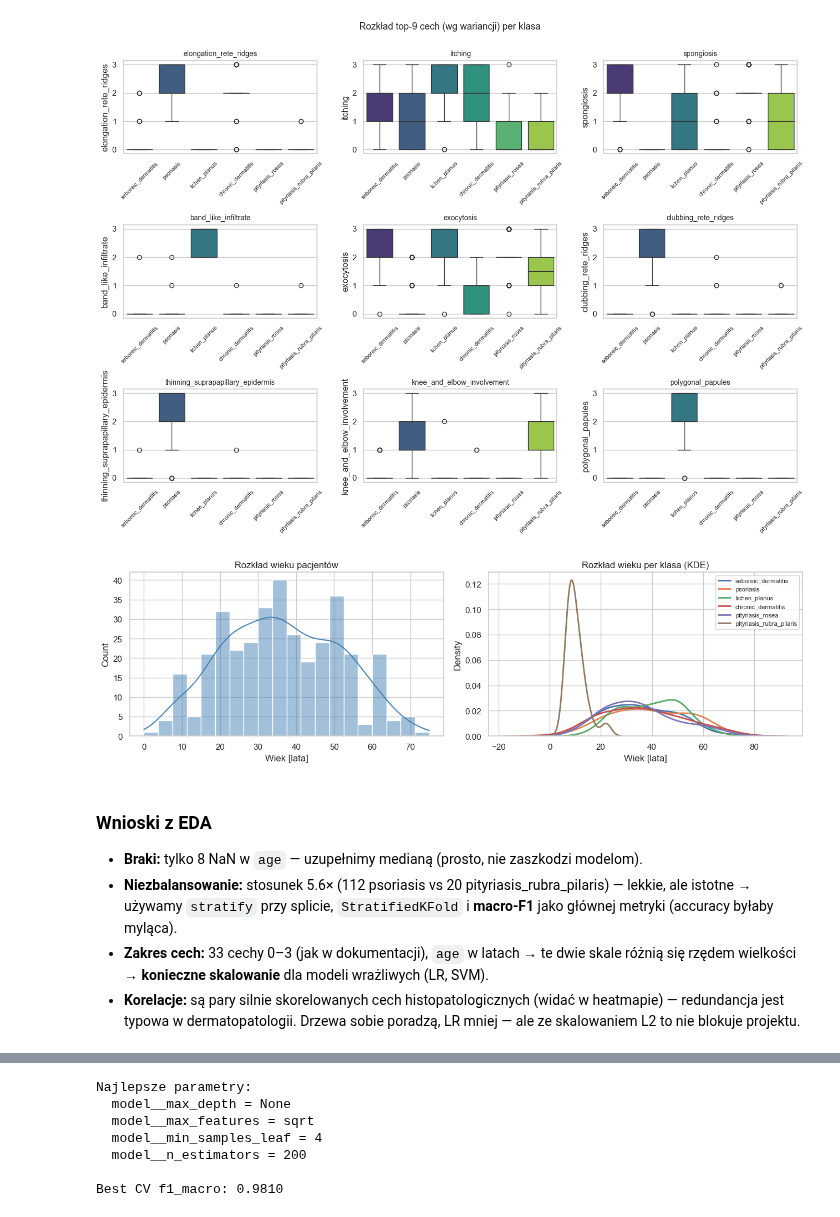
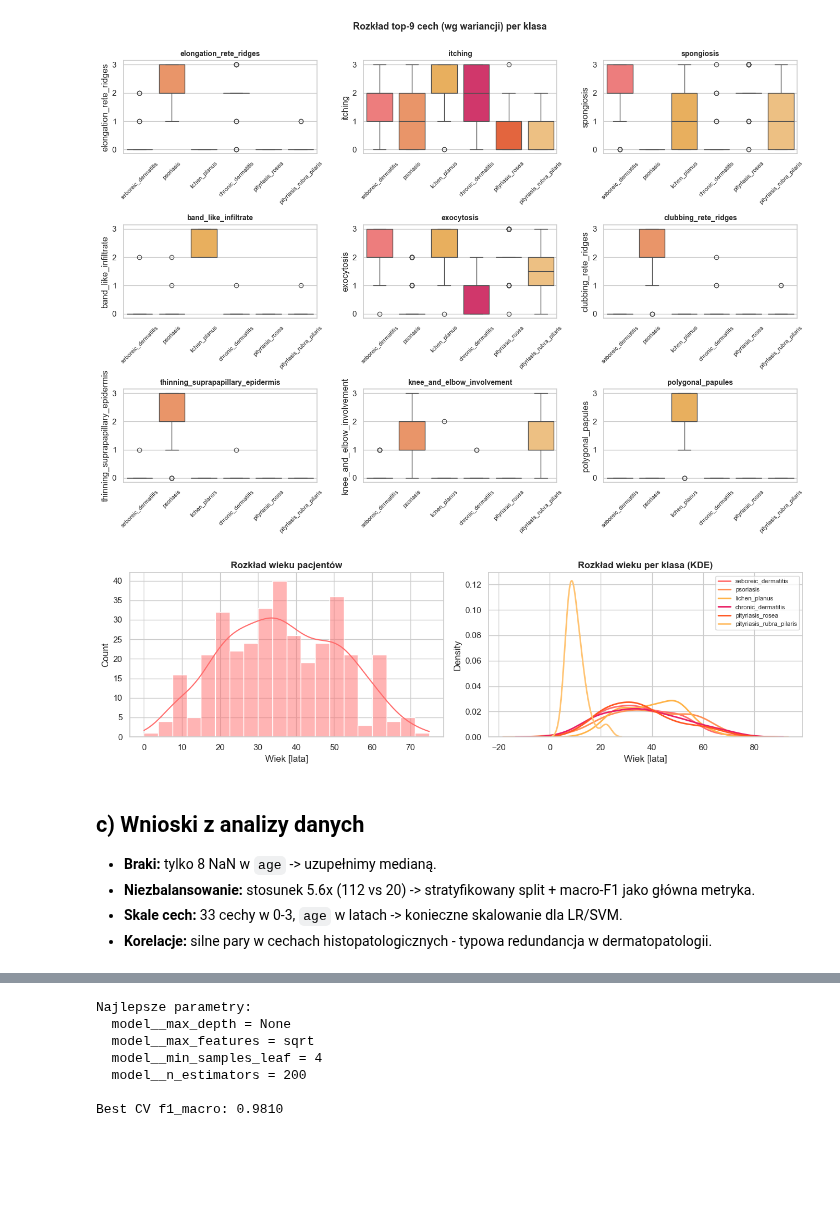
Before and after one commit to MattyMroz/ML, a Jupyter notebook: PROJEKT/notebooks/mateusz_mroz_uci_dermatology.ipynb, the cells around one changed output, grey strips where cells are left out. Cells and saved outputs as stored; diff of their text form; code cells hidden in the pictures; blank space fills up the shorter version.

```diff
--- a/PROJEKT/notebooks/mateusz_mroz_uci_dermatology.ipynb
+++ b/PROJEKT/notebooks/mateusz_mroz_uci_dermatology.ipynb
@@ -35,6 +79,4 @@ Importujemy wszystko na początku — to standard w Jupyterze i pozwala łatwo z
 # %%
-from __future__ import annotations
-
 from pathlib import Path
 
 import matplotlib.pyplot as plt
@@ -42,20 +84,24 @@ import numpy as np
 import pandas as pd
 import seaborn as sns
 
-from sklearn.compose import ColumnTransformer
+from matplotlib.colors import LinearSegmentedColormap
 from sklearn.dummy import DummyClassifier
 from sklearn.ensemble import RandomForestClassifier
 from sklearn.impute import SimpleImputer
 from sklearn.linear_model import LogisticRegression
 from sklearn.metrics import (
     ConfusionMatrixDisplay,
+    RocCurveDisplay,
+    auc,
     classification_report,
     confusion_matrix,
     f1_score,
+    roc_auc_score,
+    roc_curve,
 )
 from sklearn.model_selection import GridSearchCV, StratifiedKFold, cross_validate, train_test_split
 from sklearn.pipeline import Pipeline
-from sklearn.preprocessing import StandardScaler
+from sklearn.preprocessing import StandardScaler, label_binarize
 from sklearn.svm import SVC
 
 import shap
@@ -64,9 +110,10 @@ import xgboost as xgb
 RANDOM_STATE = 42
 np.random.seed(RANDOM_STATE)
 
+# Paleta kolorów :)
+warm_colors = ['#FF6B6B', '#FF8E53', '#FFB347', '#E91E63', '#FF5722', '#FFC371']
+warm_cmap = LinearSegmentedColormap.from_list("warm", ["#E91E63", "#FF6B6B", "#FF8E53", "#FFB347", "#FF5722"])
+
 sns.set_theme(style="whitegrid", context="notebook")
 plt.rcParams["figure.figsize"] = (9, 5)
-
 pd.set_option("display.max_columns", 40)
-
-print("Wszystkie importy OK.")
@@ -233,10 +288,7 @@ saw_tooth_retes                   polygonal_papules                   0.895107
 band_like_infiltrate              oral_mucosal_involvement            0.892341
 dtype: float64
 # %%
-# 3.5 Boxploty — rozkład top-cech per klasa (po 3 na klasę, posortowane po wariancji).
-# Pomaga zobaczyć, czy cechy faktycznie różnicują klasy — jeśli dla cechy X wszystkie
-# klasy wyglądają podobnie, to ta cecha nie niesie informacji dyskryminacyjnej.
-
+# Boxploty - top 9 cech (wg wariancji) per klasa
 top_variance_features = (
     df[CLINICAL_FEATURES + HISTO_FEATURES]
     .var()
@@ -250,41 +302,42 @@ fig, axs = plt.subplots(nrows=3, ncols=3, figsize=(14, 10))
 axs = axs.flatten()
 for idx, feat in enumerate(top_variance_features):
     sns.boxplot(x="class_name", y=feat, data=df, ax=axs[idx],
-                hue="class_name", palette="viridis", legend=False)
-    axs[idx].set_title(feat, fontsize=10)
+                hue="class_name", palette=warm_colors, legend=False)
+    axs[idx].set_title(feat, fontsize=10, fontweight="bold")
     axs[idx].set_xlabel("")
     axs[idx].tick_params(axis="x", rotation=45, labelsize=8)
-plt.suptitle("Rozkład top-9 cech (wg wariancji) per klasa", fontsize=13, y=1.00)
+plt.suptitle("Rozkład top-9 cech (wg wariancji) per klasa",
+             fontsize=13, fontweight="bold", y=1.00)
 plt.tight_layout()
 plt.show()
 # %% [output]
-[figure, old version]
+[figure, new version]
 # %%
-# 3.6 Histogram wieku + KDE per klasa — czy wiek jest cechą dyskryminacyjną?
+# Histogram wieku + KDE per klasa
 fig, axs = plt.subplots(ncols=2, figsize=(13, 4))
 
-# Histogram ogólny
-sns.histplot(df["age"].dropna(), bins=20, kde=True, ax=axs[0], color="steelblue")
-axs[0].set_title("Rozkład wieku pacjentów")
+sns.histplot(df["age"].dropna(), bins=20, kde=True, ax=axs[0],
+             color="#FF6B6B", edgecolor="white")
+axs[0].set_title("Rozkład wieku pacjentów", fontweight="bold")
 axs[0].set_xlabel("Wiek [lata]")
 
-# KDE per klasa
-for cls_name in df["class_name"].unique():
+for i, cls_name in enumerate(df["class_name"].unique()):
     sns.kdeplot(df[df["class_name"] == cls_name]["age"].dropna(),
-                label=cls_name, ax=axs[1], linewidth=2)
-axs[1].set_title("Rozkład wieku per klasa (KDE)")
+                label=cls_name, ax=axs[1], linewidth=2,
+                color=warm_colors[i % len(warm_colors)])
+axs[1].set_title("Rozkład wieku per klasa (KDE)", fontweight="bold")
 axs[1].set_xlabel("Wiek [lata]")
 axs[1].legend(fontsize=8)
 
 plt.tight_layout()
 plt.show()
 # %% [output]
-[figure, old version]
+[figure, new version]
 # %% [markdown]
-### Wnioski z EDA
+## c) Wnioski z analizy danych
 
-- **Braki:** tylko 8 NaN w `age` — uzupełnimy medianą (prosto, nie zaszkodzi modelom).
-- **Niezbalansowanie:** stosunek 5.6× (112 psoriasis vs 20 pityriasis_rubra_pilaris) — lekkie, ale istotne → używamy `stratify` przy splicie, `StratifiedKFold` i **macro-F1** jako głównej metryki (accuracy byłaby myląca).
-- **Zakres cech:** 33 cechy 0–3 (jak w dokumentacji), `age` w latach → te dwie skale różnią się rzędem wielkości → **konieczne skalowanie** dla modeli wrażliwych (LR, SVM).
-- **Korelacje:** są pary silnie skorelowanych cech histopatologicznych (widać w heatmapie) — redundancja jest typowa w dermatopatologii. Drzewa sobie poradzą, LR mniej — ale ze skalowaniem L2 to nie blokuje projektu.
+- **Braki:** tylko 8 NaN w `age` -> uzupełnimy medianą.
+- **Niezbalansowanie:** stosunek 5.6x (112 vs 20) -> stratyfikowany split + macro-F1 jako główna metryka.
+- **Skale cech:** 33 cechy w 0-3, `age` w latach -> konieczne skalowanie dla LR/SVM.
+- **Korelacje:** silne pary w cechach histopatologicznych - typowa redundancja w dermatopatologii.
 # %% [markdown]
```
Also changed, not shown: parts of 36 cells of this notebook, 1 other file.
